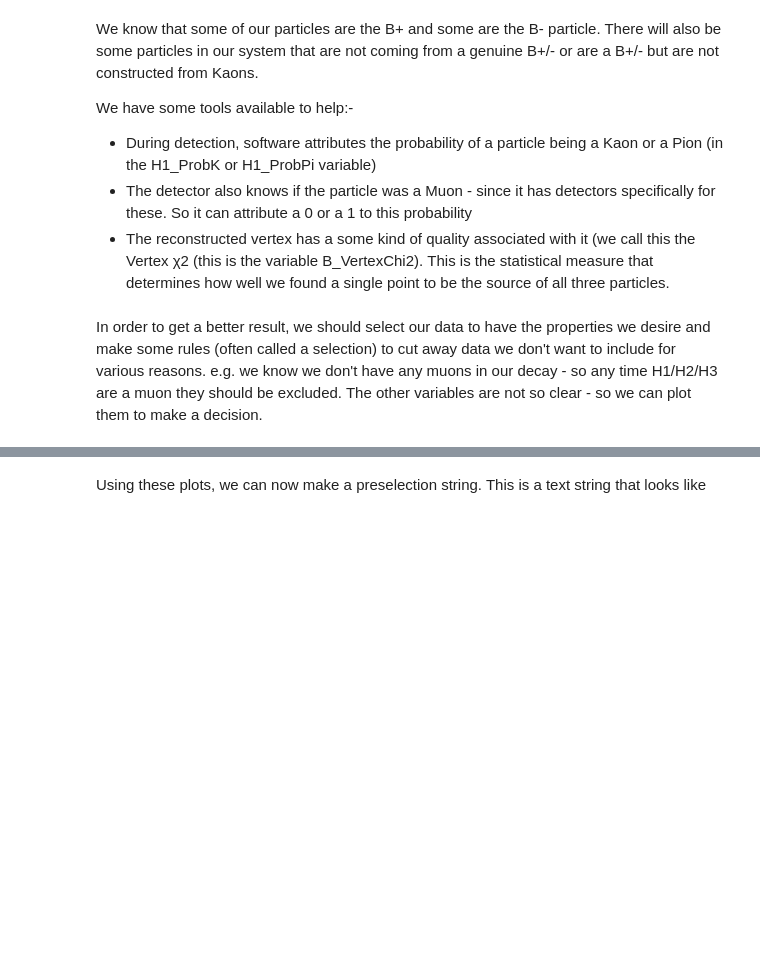
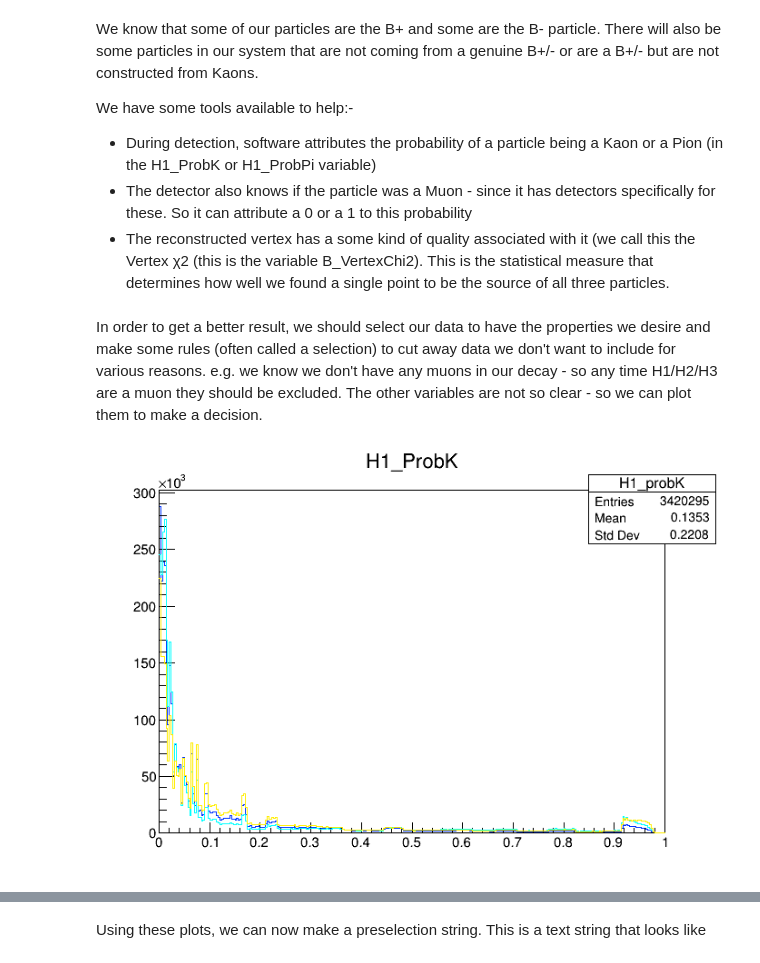
Before and after one commit to tsiligardi/PRA3024-Analysis-of-big-data-in-physics, a Jupyter notebook: LHCb_2023.ipynb, the cells around one changed output, grey strips where cells are left out. Drawn from its saved outputs; the diff is of its cells as text; code cells hidden in the pictures; blank space fills up the shorter version.

```diff
--- a/LHCb_2023.ipynb
+++ b/LHCb_2023.ipynb
@@ -253,0 +241,39 @@ In order to get a better result, we should select our data to have the propertie
+# %%
+#Make plots of H1/H2/H3 _ProbK on one plot
+histName="H1_probK"
+histTitle="Prob K H1"
+from_x="0"
+to_x="1"
+
+#creating the three Histograms
+histogram = ROOT.TH1F("H1_probK","Prob K H1",int(bins),int(from_x),int(to_x))
+histogram2 =ROOT.TH1F("H2_probK","Prob K H2",int(bins),int(from_x),int(to_x))
+histogram3 =ROOT.TH1F("H3_probK","Prob K H2",int(bins),int(from_x),int(to_x))
+
+#getting the data from the tree for the graphs
+tree.Draw("H1_ProbK"+">>"+"H1_probK"+"(" +bins+","+from_x+","+to_x+")")
+tree.Draw("H2_ProbK"+">>"+"H2_probK"+"(" +bins+","+from_x+","+to_x+")")
+tree.Draw("H3_ProbK"+">>"+"H3_probK"+"(" +bins+","+from_x+","+to_x+")")
+
+#create the graphs from the directory
+histogram1 = ROOT.gDirectory.Get("H1_probK")
+histogram2 = ROOT.gDirectory.Get("H2_probK")
+histogram3 = ROOT.gDirectory.Get("H3_probK")
+
+#changing colors
+histogram1.SetLineColor(860)
+histogram2.SetLineColor(7)
+histogram3.SetLineColor(90)
+
+#plotting the graphs
+histogram1.Draw()
+histogram2.Draw('same')
+histogram3.Draw('same')
+
+#update and plot the canva
+canvas.Update()
+canvas.Draw()
+
+#For all our particles, make a plot of the B_VertexChi2
+# %% [output]
+[figure, added]
```
Also changed, not shown: parts of 11 cells of this notebook.
